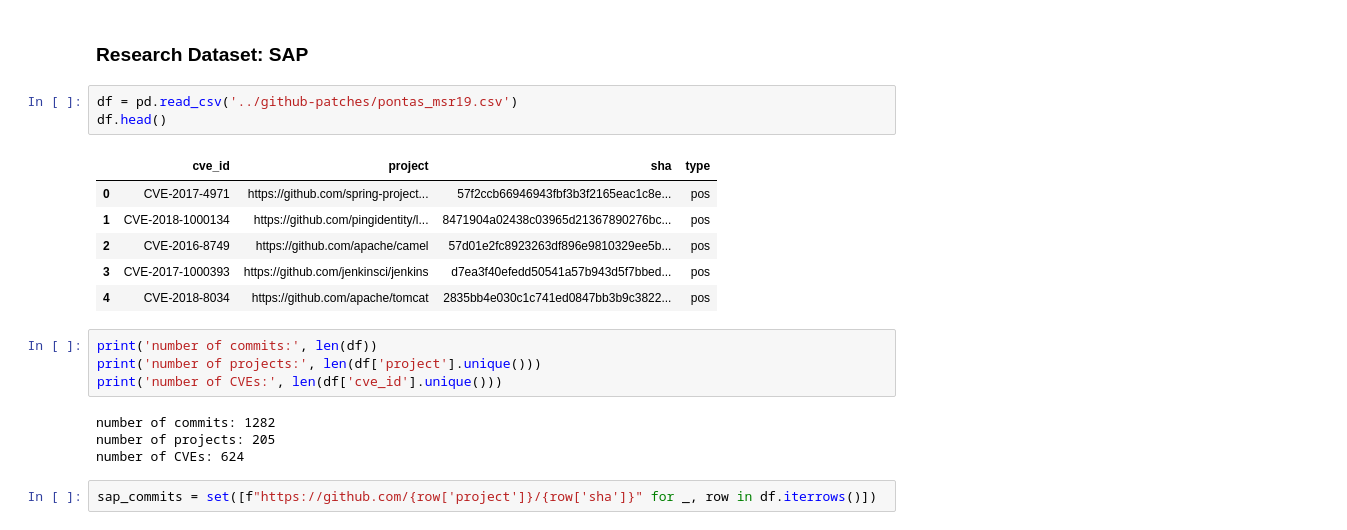
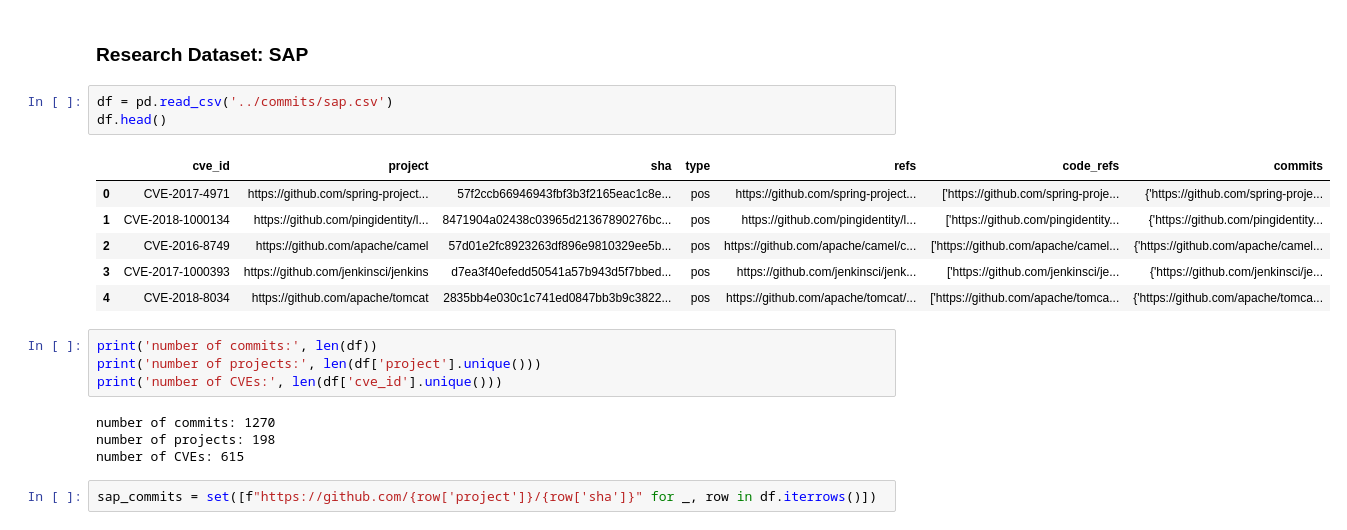
Before and after one commit to TQRG/security-patches-dataset, a Jupyter notebook: notebooks/datasets_cross_commits.ipynb, the cells around one changed output. Saved outputs shown, nothing was run; the diff lists cells and outputs as text.

```diff
--- a/notebooks/datasets_cross_commits.ipynb
+++ b/notebooks/datasets_cross_commits.ipynb
@@ -57,23 +57,23 @@ devign_commits = set([f"https://github.com/{row['project']}/{row['project']}/{ro
 # %% [markdown]
 ### Research Dataset: SAP
 # %%
-df = pd.read_csv('../github-patches/pontas_msr19.csv')
+df = pd.read_csv('../commits/sap.csv')
 df.head()
 # %% [output]
-|  | cve_id | project | sha | type |
-| 0 | CVE-2017-4971 | https://github.com/spring-project... | 57f2ccb66946943fbf3b3f2165eac1c8e... | pos |
-| 1 | CVE-2018-1000134 | https://github.com/pingidentity/l... | 8471904a02438c03965d21367890276bc... | pos |
-| 2 | CVE-2016-8749 | https://github.com/apache/camel | 57d01e2fc8923263df896e9810329ee5b... | pos |
-| 3 | CVE-2017-1000393 | https://github.com/jenkinsci/jenkins | d7ea3f40efedd50541a57b943d5f7bbed... | pos |
-| 4 | CVE-2018-8034 | https://github.com/apache/tomcat | 2835bb4e030c1c741ed0847bb3b9c3822... | pos |
+|  | cve_id | project | sha | type | refs | code_refs | commits |
+| 0 | CVE-2017-4971 | https://github.com/spring-project... | 57f2ccb66946943fbf3b3f2165eac1c8e... | pos | https://github.com/spring-project... | ['https://github.com/spring-proje... | {'https://github.com/spring-proje... |
+| 1 | CVE-2018-1000134 | https://github.com/pingidentity/l... | 8471904a02438c03965d21367890276bc... | pos | https://github.com/pingidentity/l... | ['https://github.com/pingidentity... | {'https://github.com/pingidentity... |
+| 2 | CVE-2016-8749 | https://github.com/apache/camel | 57d01e2fc8923263df896e9810329ee5b... | pos | https://github.com/apache/camel/c... | ['https://github.com/apache/camel... | {'https://github.com/apache/camel... |
+| 3 | CVE-2017-1000393 | https://github.com/jenkinsci/jenkins | d7ea3f40efedd50541a57b943d5f7bbed... | pos | https://github.com/jenkinsci/jenk... | ['https://github.com/jenkinsci/je... | {'https://github.com/jenkinsci/je... |
+| 4 | CVE-2018-8034 | https://github.com/apache/tomcat | 2835bb4e030c1c741ed0847bb3b9c3822... | pos | https://github.com/apache/tomcat/... | ['https://github.com/apache/tomca... | {'https://github.com/apache/tomca... |
 # %%
 print('number of commits:', len(df))
 print('number of projects:', len(df['project'].unique()))
 print('number of CVEs:', len(df['cve_id'].unique()))
 # %% [output]
-number of commits: 1282
-number of projects: 205
-number of CVEs: 624
+number of commits: 1270
+number of projects: 198
+number of CVEs: 615
 # %%
 sap_commits = set([f"https://github.com/{row['project']}/{row['sha']}" for _, row in df.iterrows()])
 # %% [markdown]
```
Also changed, not shown: parts of 19 cells of this notebook.
